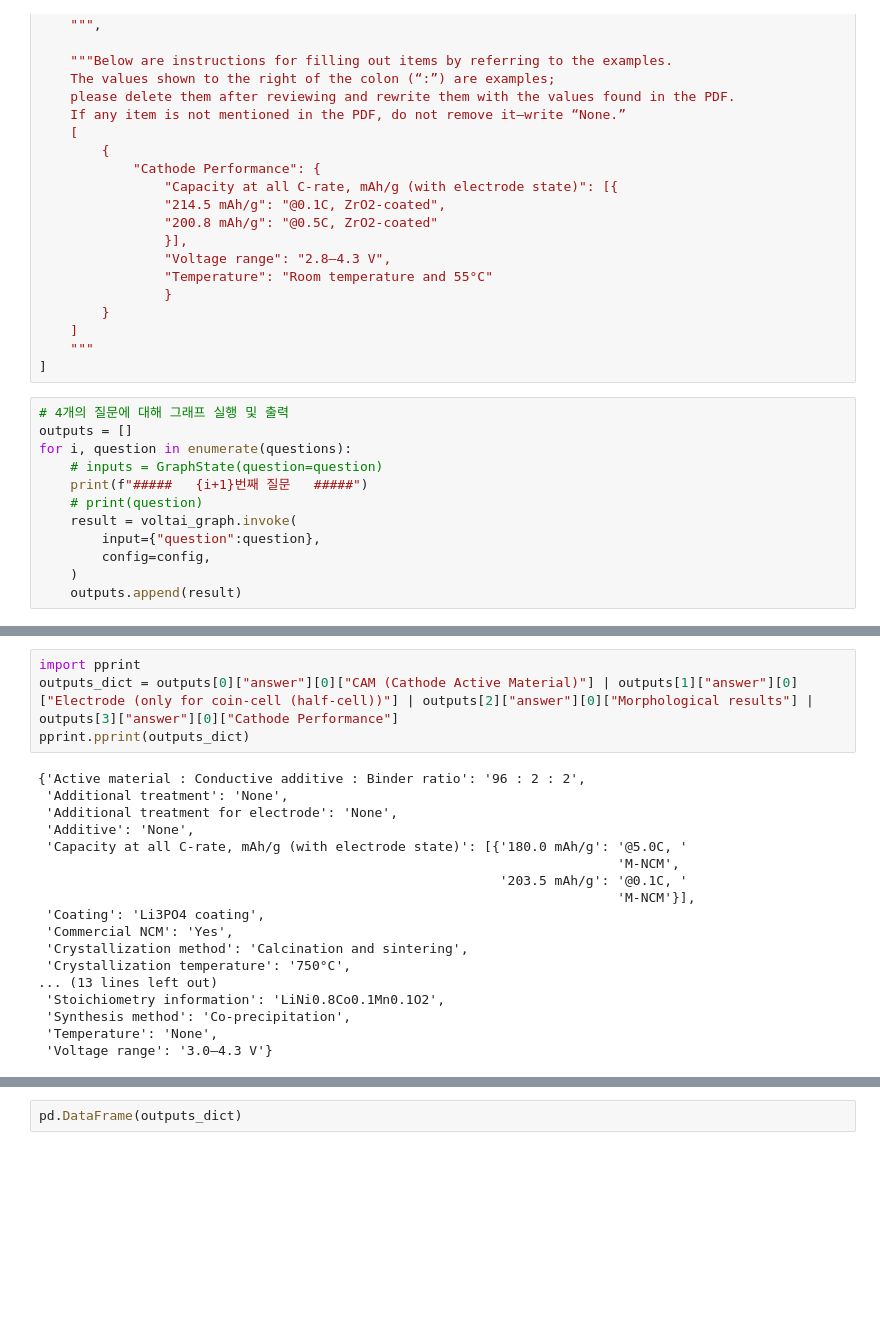
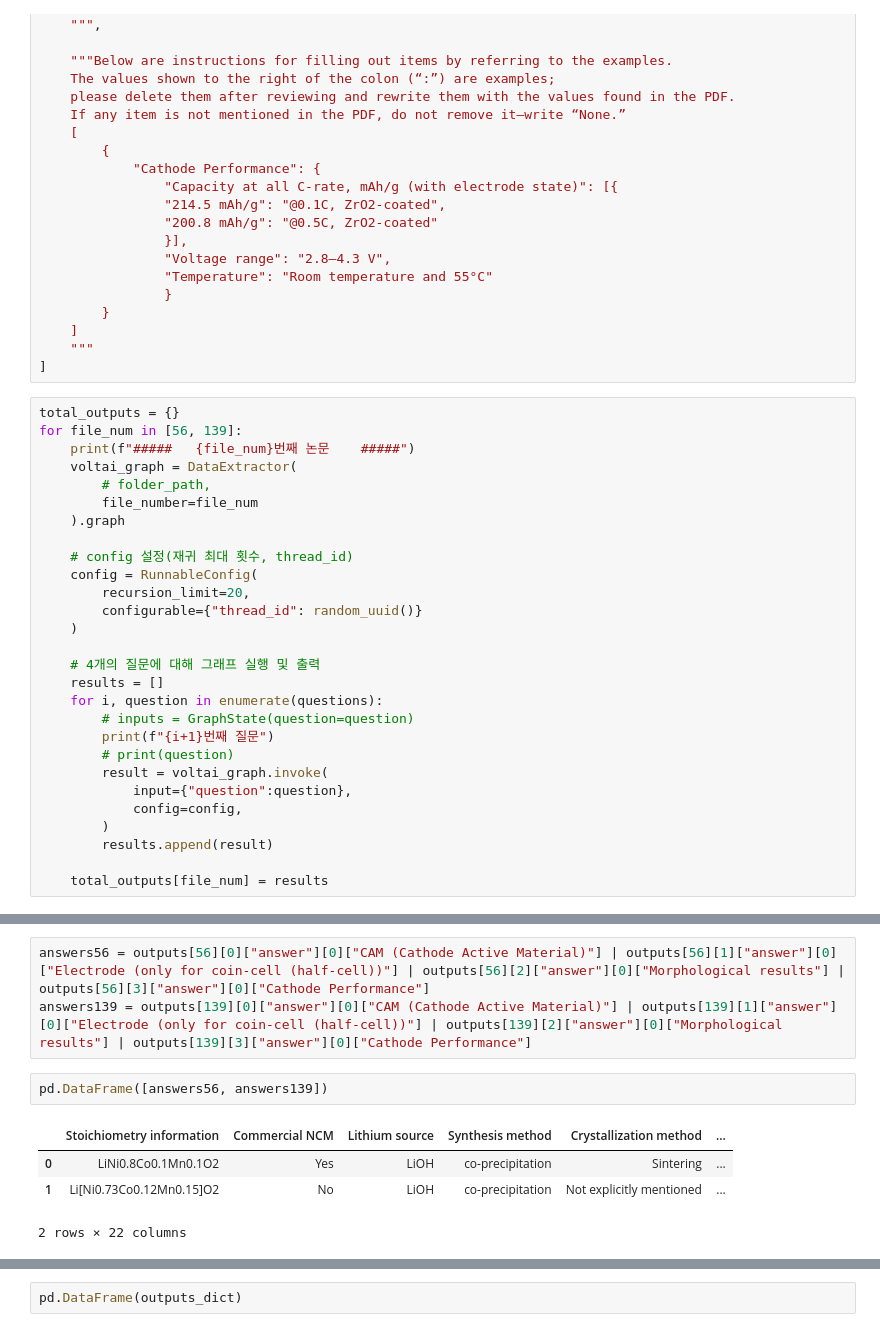
Before and after one commit to AIFFEL-VOLTAI/VOLTAI, a Jupyter notebook: main.ipynb, the cells around one changed output, grey strips where cells are left out. Cells and saved outputs as stored; diff of their text form; blank space fills up the shorter version.

```diff
--- a/main.ipynb
+++ b/main.ipynb
@@ -101,15 +114,31 @@ questions = [
     """
 ]
 # %%
-# 4개의 질문에 대해 그래프 실행 및 출력
-outputs = []
-for i, question in enumerate(questions):
-    # inputs = GraphState(question=question)
-    print(f"#####   {i+1}번째 질문   #####")
-    # print(question)
-    result = voltai_graph.invoke(
-        input={"question":question},
-        config=config,
+total_outputs = {}
+for file_num in [56, 139]:
+    print(f"#####   {file_num}번째 논문    #####")
+    voltai_graph = DataExtractor(
+        # folder_path,
+        file_number=file_num
+    ).graph
+
+    # config 설정(재귀 최대 횟수, thread_id)
+    config = RunnableConfig(
+        recursion_limit=20,
+        configurable={"thread_id": random_uuid()}
     )
-    outputs.append(result)
+
+    # 4개의 질문에 대해 그래프 실행 및 출력
+    results = []
+    for i, question in enumerate(questions):
+        # inputs = GraphState(question=question)
+        print(f"{i+1}번째 질문")
+        # print(question)
+        result = voltai_graph.invoke(
+            input={"question":question},
+            config=config,
+        )
+        results.append(result)
+
+    total_outputs[file_num] = results
 # %% [output]
@@ -148,25 +240,13 @@ outputs
 # %%
-import pprint
-outputs_dict = outputs[0]["answer"][0]["CAM (Cathode Active Material)"] | outputs[1]["answer"][0]["Electrode (only for coin-cell (half-cell))"] | outputs[2]["answer"][0]["Morphological results"] | outputs[3]["answer"][0]["Cathode Performance"]
-pprint.pprint(outputs_dict)
+answers56 = outputs[56][0]["answer"][0]["CAM (Cathode Active Material)"] | outputs[56][1]["answer"][0]["Electrode (only for coin-cell (half-cell))"] | outputs[56][2]["answer"][0]["Morphological results"] | outputs[56][3]["answer"][0]["Cathode Performance"]
+answers139 = outputs[139][0]["answer"][0]["CAM (Cathode Active Material)"] | outputs[139][1]["answer"][0]["Electrode (only for coin-cell (half-cell))"] | outputs[139][2]["answer"][0]["Morphological results"] | outputs[139][3]["answer"][0]["Cathode Performance"]
-# %% [output]
-{'Active material : Conductive additive : Binder ratio': '96 : 2 : 2',
- 'Additional treatment': 'None',
- 'Additional treatment for electrode': 'None',
- 'Additive': 'None',
- 'Capacity at all C-rate, mAh/g (with electrode state)': [{'180.0 mAh/g': '@5.0C, '
-                                                                          'M-NCM',
-                                                           '203.5 mAh/g': '@0.1C, '
-                                                                          'M-NCM'}],
- 'Coating': 'Li3PO4 coating',
- 'Commercial NCM': 'Yes',
- 'Crystallization method': 'Calcination and sintering',
- 'Crystallization temperature': '750°C',
-... (13 lines left out)
- 'Stoichiometry information': 'LiNi0.8Co0.1Mn0.1O2',
- 'Synthesis method': 'Co-precipitation',
- 'Temperature': 'None',
- 'Voltage range': '3.0–4.3 V'}
+# %%
+pd.DataFrame([answers56, answers139])
+# %% [output]
+|  | Stoichiometry information | Commercial NCM | Lithium source | Synthesis method | Crystallization method | ... |
+| 0 | LiNi0.8Co0.1Mn0.1O2 | Yes | LiOH | co-precipitation | Sintering | ... |
+| 1 | Li[Ni0.73Co0.12Mn0.15]O2 | No | LiOH | co-precipitation | Not explicitly mentioned | ... |
+2 rows × 22 columns
 # %%
 seperated_outputs = outputs[0]["answer"][0] | outputs[1]["answer"][0] | outputs[2]["answer"][0] | outputs[3]["answer"][0]
 pprint.pprint(seperated_outputs)
```
Also changed, not shown: parts of 12 cells of this notebook.
